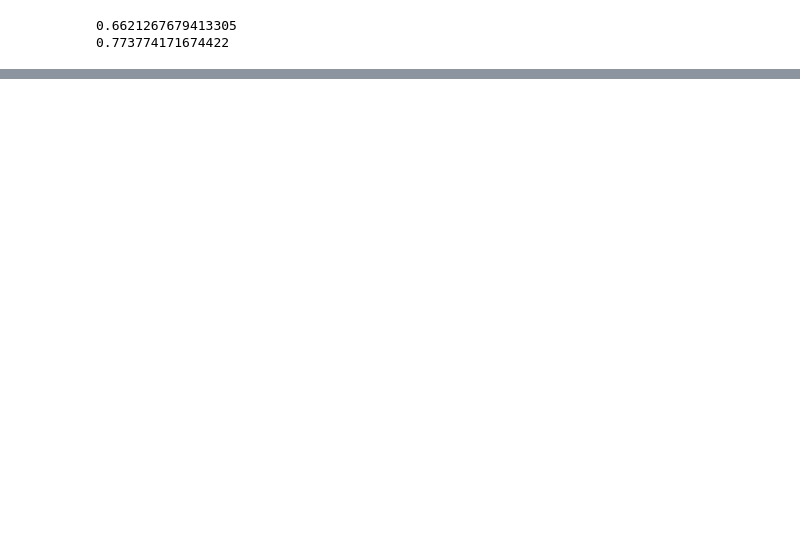
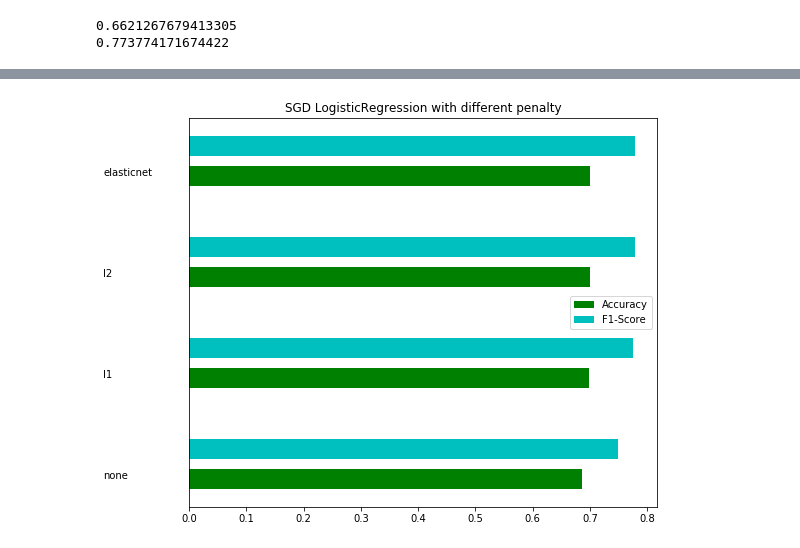
Before and after one commit to luminous66/CMPE256Project, a Jupyter notebook: happyDB-marriage.ipynb, the cells around one changed output, grey strips where cells are left out. Saved outputs shown, nothing was run; the diff lists cells and outputs as text; code cells hidden in the pictures; blank space fills up the shorter version.

```diff
--- a/happyDB-marriage.ipynb
+++ b/happyDB-marriage.ipynb
@@ -423,0 +549,18 @@ predict_evaluate(clf, train_array_hm, train_hm, test_array_hm, test_hm, accuracy
+# %%
+#Plot SGD classifier with different penalties
+indices = np.arange(len(sgd_label))
+plt.figure(figsize=(10, 6))
+plt.title("SGD LogisticRegression with different penalty")
+plt.barh(indices, sgd_accuracy, .2, label="Accuracy", color='green')
+plt.barh(indices + .3, sgd_f1score, .2, label="F1-Score",
+         color='c')
+plt.yticks(())
+plt.legend(loc='best')
+plt.subplots_adjust(left=.25)
+plt.subplots_adjust(top=.95)
+plt.subplots_adjust(bottom=.05)
+for i, c in zip(indices, sgd_label):
+    plt.text(-.15, i, c)
+plt.show()
+# %% [output]
+[figure, added]
```
Also changed, not shown: parts of 28 cells of this notebook.
